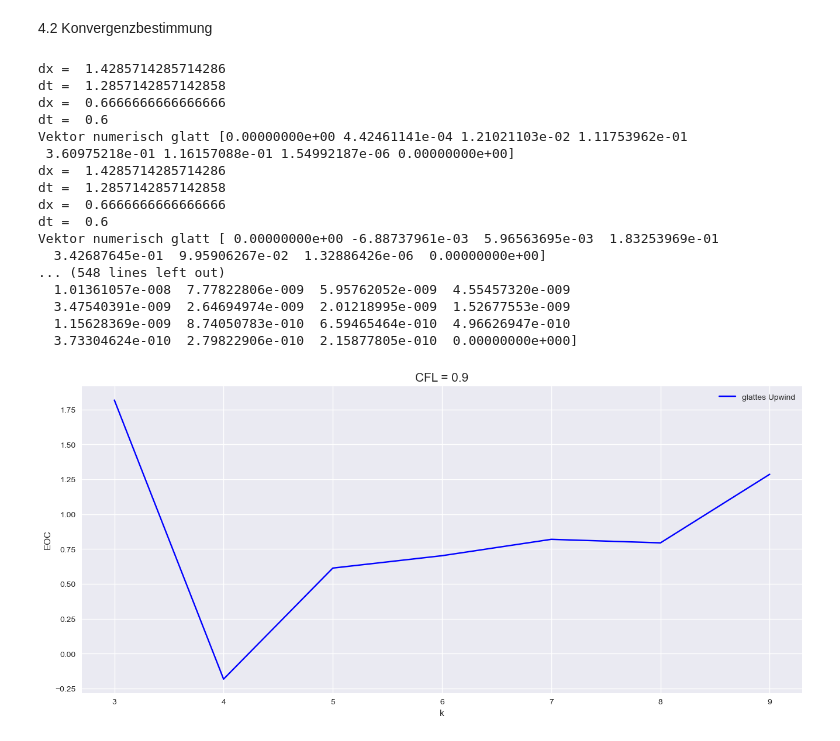
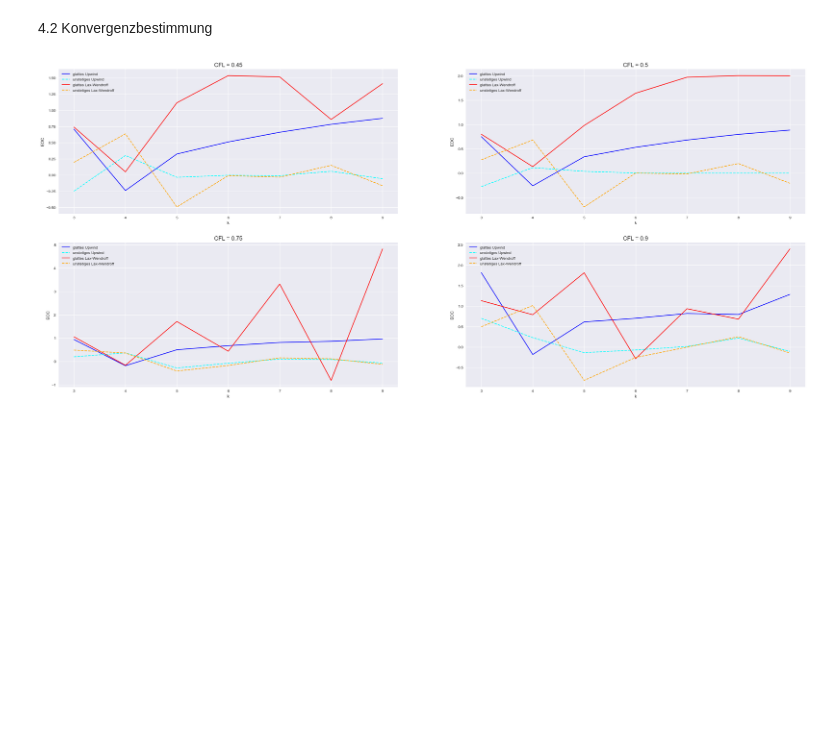
Before and after one commit to Javiermateor/Flachwassergleichung, a Jupyter notebook: HA4.ipynb, the cells around one changed output. Drawn from its saved outputs; the diff is of its cells as text; code cells hidden in the pictures; blank space fills up the shorter version.

```diff
--- a/HA4.ipynb
+++ b/HA4.ipynb
@@ -14,9 +14,7 @@ def Anfangsbedigungen(Nx,CFL,verfahren):
 
     x = np.linspace(xmin, xmax, Nx)
     dx = x[1]-x[0]
-    print("dx = ", dx)
     dt = CFL*dx                     # Zeitschrittweite
-    print("dt = ", dt)
     t_ende = 5                      # Endzeit
     Nt = int(t_ende/dt)             # Anzahl der Zeitschritte
 
@@ -42,13 +40,11 @@ def Anfangsbedigungen(Nx,CFL,verfahren):
     U_unstetig[0] = Uo_unstetig
 
     if verfahren == 'UpWind':
-        return U_glatt, U_unstetig, c_positiv, c_negativ, Nt,  Nx,dt #Upwind-Verfahren
+        return U_glatt, U_unstetig, c_positiv, c_negativ, Nt,  Nx #Upwind-Verfahren
     elif verfahren == "Lax-Wendroff":
         return U_glatt, U_unstetig, c, Nt, Nx #Lax-Wendroff-Verfahren
     elif verfahren  == "Analytisch":
         return U_glatt, U_unstetig, Nt, Nx, x #Analytische Lösung
-
-
 
 
 #Analytische Lösung
@@ -62,10 +58,8 @@ def analytisch(CFL,Nx):
     dt = CFL*dx                     # Zeitschrittweite
     t_ende = 5                      # Endzeit
 
-
     t=0
-
-    while t<t_ende:
+    while t < t_ende:
         U_glatt = np.exp(-2.5*(x-t_ende-2)**2)
         U_unstetig = np.where(np.logical_and(x-t_ende>=1, x-t_ende<=3), 1, 0)
         t+=dt
@@ -79,7 +73,7 @@ def analytisch(CFL,Nx):
 
 def upwind_verfahren(CFL,Nx):
 
-    U_glatt, U_unstetig, c_positiv, c_negativ,Nt, Nx,dt = Anfangsbedigungen(Nx,CFL,verfahren = 'UpWind')
+    U_glatt, U_unstetig, c_positiv, c_negativ,Nt, Nx = Anfangsbedigungen(Nx,CFL,verfahren = 'UpWind')
 
     #Lösung des beschriebenen Problems
     for n in range(Nt):
@@ -124,17 +118,26 @@ def konvergenz(CFL, k, norm,verfahren):
         U_ver_glatt_k, U_ver_unstetig_k= lax_wendroff(CFL, Nx = 2**(k))
         U_ver_glatt_k1, U_ver_unstetig_k1= lax_wendroff(CFL, Nx = 2**(k+1))
 
-
-
     x_k = np.linspace(0, 10, 2**(k))
     dx_k = x_k[1]-x_k[0]
 
     x_k1 = np.linspace(0, 10, 2**(k+1))
     dx_k1 = x_k1[1]-x_k1[0]
 
-    #Experimentelle Konvergenzbestimmung / Quelle: HA4, Gl. 4.37
-    EOC_glatt    = (np.math.log(LA.norm((U_ana_glatt_k1    -   U_ver_glatt_k1[-1,:]), ord= norm)) - np.math.log(LA.norm((U_ana_glatt_k    -       U_ver_glatt_k[-1,:]   ),ord=norm)))/(np.math.log(dx_k1)-np.log(dx_k))
-    EOC_unstetig = (np.math.log(LA.norm((U_ana_unstetig_k1 - U_ver_unstetig_k1[-1,:]), ord=norm)) - np.math.log(LA.norm((U_ana_unstetig_k - U_ver_unstetig_k[-1,:]),ord=norm)))/(np.math.log(dx_k1)-np.log(dx_k))
+    if norm == np.inf:
+        #Experimentelle Konvergenzbestimmung / Quelle: HA4, Gl. 4.37
+        EOC_glatt    = (np.math.log(LA.norm((U_ana_glatt_k1    -   U_ver_glatt_k1[-1,:]), ord= norm)) - np.math.log(LA.norm((U_ana_glatt_k    -    U_ver_glatt_k[-1,:]),ord=norm)))/(np.math.log(dx_k1)-np.math.log(dx_k))
+        EOC_unstetig = (np.math.log(LA.norm((U_ana_unstetig_k1 - U_ver_unstetig_k1[-1,:]), ord=norm)) - np.math.log(LA.norm((U_ana_unstetig_k - U_ver_unstetig_k[-1,:]),ord=norm)))/(np.math.log(dx_k1)-np.math.log(dx_k))
+    else:
+        # p-Norm
+        dif_glatt_k  = (np.sum((np.abs(U_ana_glatt_k  - U_ver_glatt_k[-1,:]) * dx_k )**norm))*(1/norm)
+        dif_glatt_k1 = (np.sum((np.abs(U_ana_glatt_k1 - U_ver_glatt_k1[-1,:])*dx_k1)**norm))*(1/norm)
+        EOC_glatt    = (np.math.log(dif_glatt_k1) - np.math.log(dif_glatt_k))/(np.math.log(dx_k1)-np.math.log(dx_k))
+
+
+        dif_unstetig_k = (np.sum((np.abs(U_ana_unstetig_k   - U_ver_unstetig_k[-1,:])*dx_k )**norm))*(1/norm)
+        dif_unstetig_k1 =(np.sum((np.abs(U_ana_unstetig_k1 - U_ver_unstetig_k1[-1,:])*dx_k1)**norm))*(1/norm)
+        EOC_unstetig = (np.math.log(dif_unstetig_k1) - np.math.log(dif_unstetig_k))/(np.math.log(dx_k1)-np.math.log(dx_k))
 
     return EOC_glatt, EOC_unstetig
 # %%
@@ -148,64 +151,42 @@ norm = np.inf
 # norm = 1
 #norm = 2
 
-# CFLs = [0.45, 0.5, 0.75, 0.9]
-CFLs = [0.9]
+CFLs = [0.45, 0.5, 0.75, 0.9]
 
 fig = plt.figure(figsize=(35, 15))
 # fig.suptitle(f'Glatte vs Unstetige Anfangsbedingungen mit Norm = {norm}', fontsize=16)
-
-
-i=1
 
 for CFL in CFLs:
     eoc_glatt_upwind = []
     eoc_unstetig_upwind = []
 
     eoc_glatt_lax = []
     eoc_unstetig_lax = []
 
     for k in ks:
         # Upwind Verfahren
         EOC_glatt_upwind, EOC_unstetig_upwind = konvergenz(CFL = CFL, k = k, norm = norm, verfahren = "UpWind")
         eoc_glatt_upwind.append(EOC_glatt_upwind)
         eoc_unstetig_upwind.append(EOC_unstetig_upwind)
 
         # Lax-Wendroff Verfahren
         EOC_glatt_lax, EOC_unstetig_lax = konvergenz(CFL = CFL, k = k, norm = norm, verfahren = "Lax-Wendroff")
         eoc_glatt_lax.append(EOC_glatt_lax)
         eoc_unstetig_lax.append(EOC_unstetig_lax)
 
 
     #Subplots
     ax = fig.add_subplot(2,2,i)
     ax.plot(x, eoc_glatt_upwind, color='blue',  label='glattes Upwind')
-    # ax.plot(x, eoc_unstetig_upwind,'--',color='cyan', label='unstetiges Upwind')
-    # ax.plot(x, eoc_glatt_lax, color='red', label='glattes Lax-Wendroff')
-    # ax.plot(x, eoc_unstetig_lax,'--', color= 'orange', label='unstetiges Lax-Wendroff')
+    ax.plot(x, eoc_unstetig_upwind,'--',color='cyan', label='unstetiges Upwind')
+    ax.plot(x, eoc_glatt_lax, color='red', label='glattes Lax-Wendroff')
+    ax.plot(x, eoc_unstetig_lax,'--', color= 'orange', label='unstetiges Lax-Wendroff')
     ax.title.set_text(f'CFL = {CFL}')
     ax.title.set_fontsize(15)
     ax.set_xlabel('k')
     ax.set_ylabel('EOC')
     plt.legend()
-    i+=1
 
 plt.show()
 # %% [output]
-dx =  1.4285714285714286
-dt =  1.2857142857142858
-dx =  0.6666666666666666
-dt =  0.6
-Vektor numerisch glatt [0.00000000e+00 4.42461141e-04 1.21021103e-02 1.11753962e-01
- 3.60975218e-01 1.16157088e-01 1.54992187e-06 0.00000000e+00]
-dx =  1.4285714285714286
-dt =  1.2857142857142858
-dx =  0.6666666666666666
-dt =  0.6
-Vektor numerisch glatt [ 0.00000000e+00 -6.88737961e-03  5.96563695e-03  1.83253969e-01
-  3.42687645e-01  9.95906267e-02  1.32886426e-06  0.00000000e+00]
-... (548 lines left out)
-  1.01361057e-008  7.77822806e-009  5.95762052e-009  4.55457320e-009
-  3.47540391e-009  2.64694974e-009  2.01218995e-009  1.52677553e-009
-  1.15628369e-009  8.74050783e-010  6.59465464e-010  4.96626947e-010
-  3.73304624e-010  2.79822906e-010  2.15877805e-010  0.00000000e+000]
-[figure, old version]
+[figure, new version]
```
Also changed, not shown: parts of 1 cell of this notebook.
